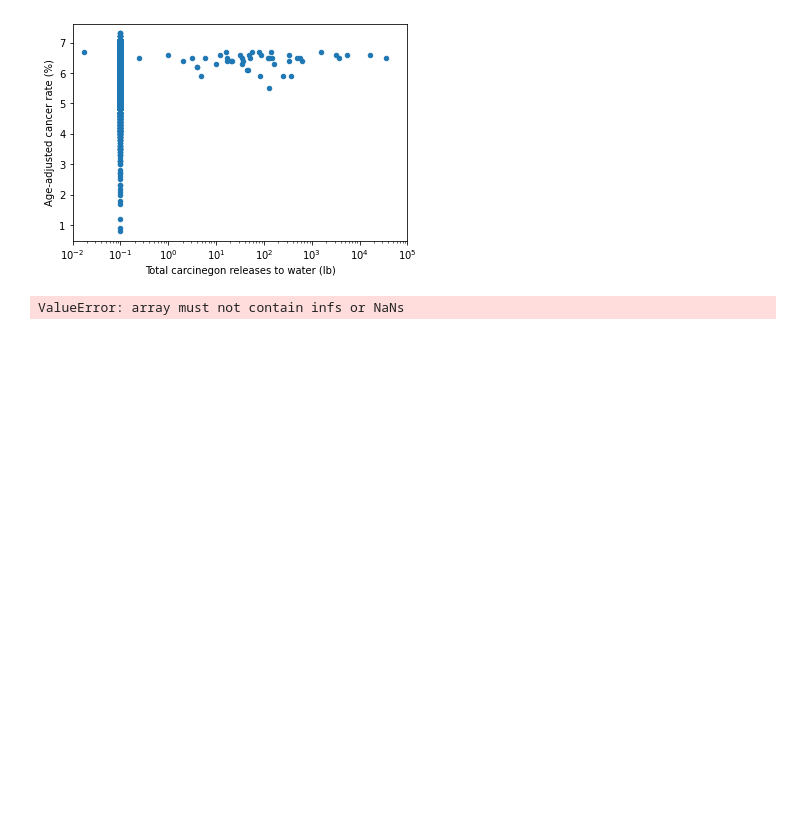
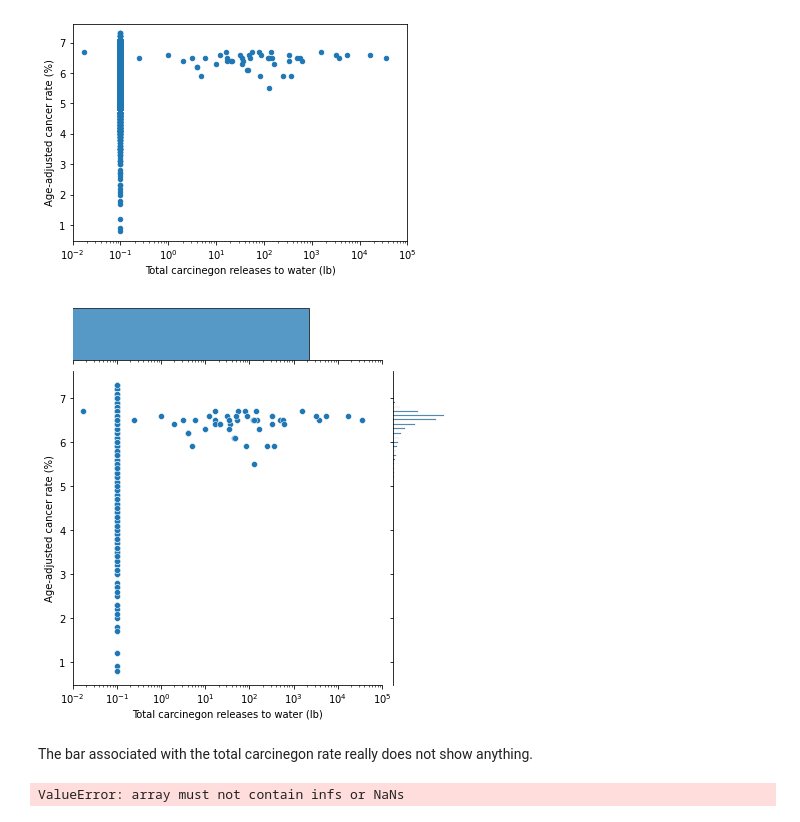
Before and after one commit to matthewueckermann/CISC367Final, a Jupyter notebook: messyNotebook.ipynb, the cells around one changed output. Saved outputs shown, nothing was run; the diff lists cells and outputs as text; code cells hidden in the pictures; blank space fills up the shorter version.

```diff
--- a/messyNotebook.ipynb
+++ b/messyNotebook.ipynb
@@ -365,6 +369,14 @@ plt.xlim(0.01,100000)
 # %% [output]
 (0.01, 100000)
 [figure]
+# %%
+g = sns.jointplot(data=combined_cancer_land, x="Total carcinegon releases to water (lb)", y="Age-adjusted cancer rate (%)",xlim=(0.01,100000))
+g.ax_joint.set_xscale('log')
+plt.show()
+# %% [output]
+[figure, added]
+# %% [markdown]
+The bar associated with the total carcinegon rate really does not show anything.
 # %%
 [r, p] = stats.pearsonr(combined_cancer_land["Total carcinegon releases to landfills (lb)"],combined_cancer_land['Age-adjusted cancer rate (%)'])
 print("The Pearson correlation coefficient is: ", r, "and is statistically significant with a p of ", p)
```
Also changed, not shown: parts of 19 cells of this notebook, 4 other files.
